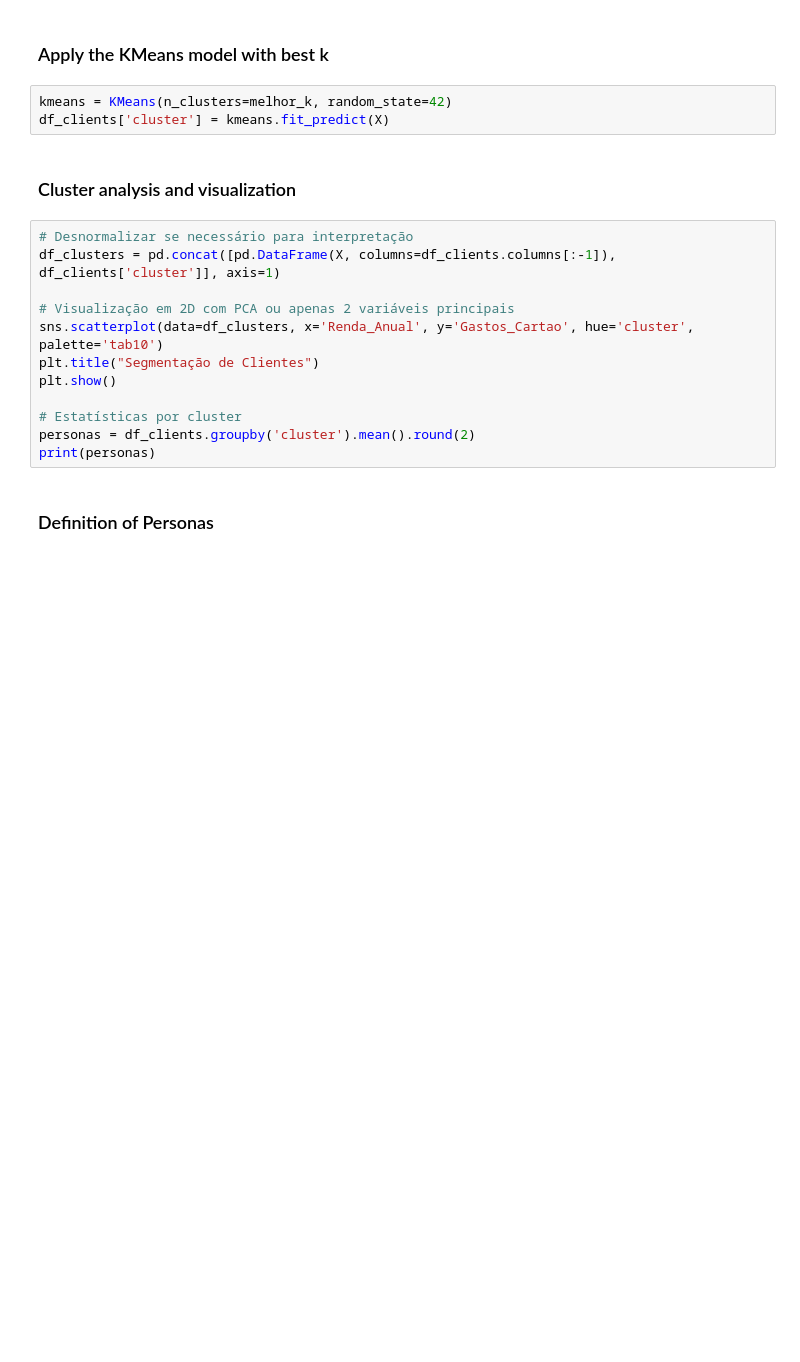
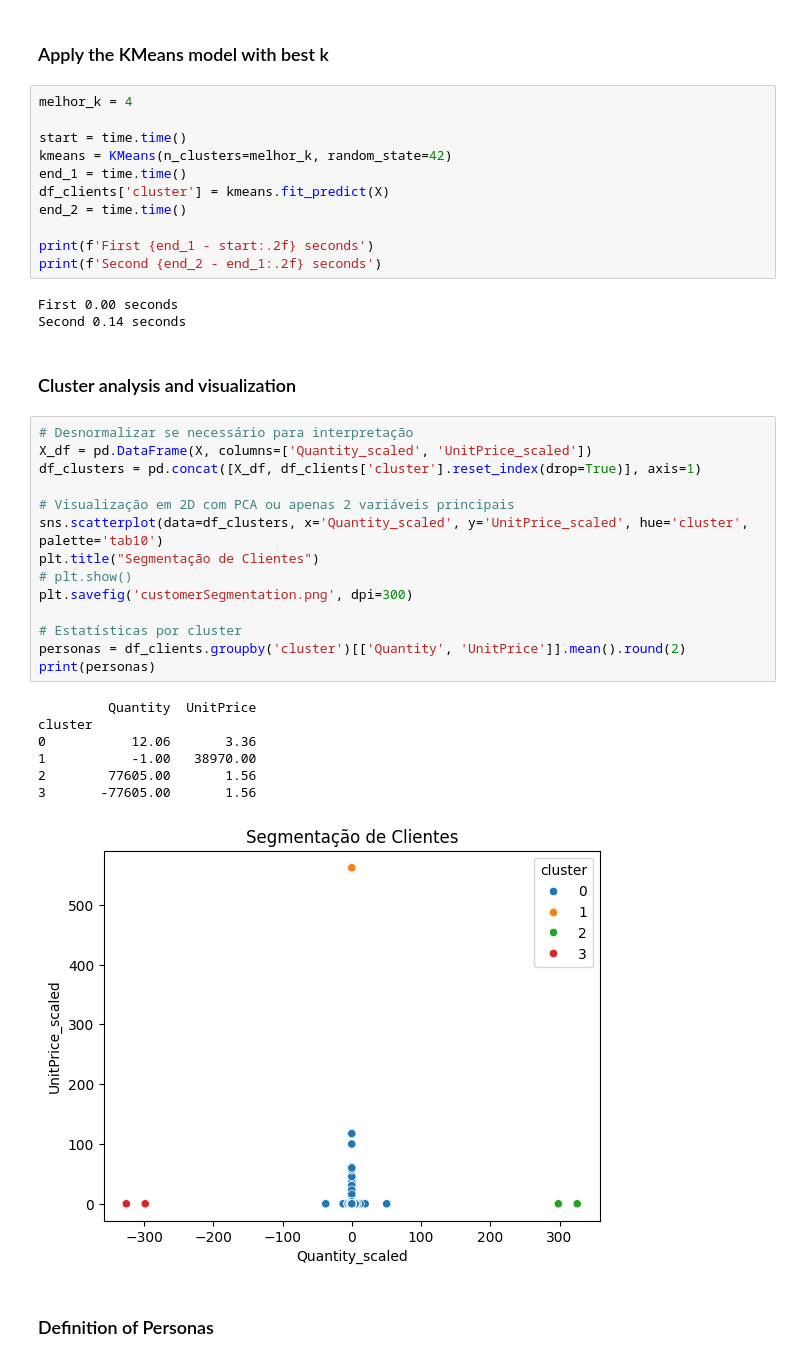
Before and after one commit to brenddonandrade/clusteringCustomerSegmentation, a Jupyter notebook: notebooks/analysis.ipynb, the cells around one changed output. Cells and saved outputs as stored; diff of their text form; blank space fills up the shorter version.

Commit message:
:up: send up cluster

```diff
--- a/notebooks/analysis.ipynb
+++ b/notebooks/analysis.ipynb
@@ -137,21 +140,42 @@ KeyboardInterrupt:
 # %% [markdown]
 ### Apply the KMeans model with best k
 # %%
+melhor_k = 4
+
+start = time.time()
 kmeans = KMeans(n_clusters=melhor_k, random_state=42)
+end_1 = time.time()
 df_clients['cluster'] = kmeans.fit_predict(X)
+end_2 = time.time()
+
+print(f'First {end_1 - start:.2f} seconds')
+print(f'Second {end_2 - end_1:.2f} seconds')
+# %% [output]
+First 0.00 seconds
+Second 0.14 seconds
 # %% [markdown]
 ### Cluster analysis and visualization
 # %%
 # Desnormalizar se necessário para interpretação
-df_clusters = pd.concat([pd.DataFrame(X, columns=df_clients.columns[:-1]), df_clients['cluster']], axis=1)
+X_df = pd.DataFrame(X, columns=['Quantity_scaled', 'UnitPrice_scaled'])
+df_clusters = pd.concat([X_df, df_clients['cluster'].reset_index(drop=True)], axis=1)
 
 # Visualização em 2D com PCA ou apenas 2 variáveis principais
-sns.scatterplot(data=df_clusters, x='Renda_Anual', y='Gastos_Cartao', hue='cluster', palette='tab10')
+sns.scatterplot(data=df_clusters, x='Quantity_scaled', y='UnitPrice_scaled', hue='cluster', palette='tab10')
 plt.title("Segmentação de Clientes")
-plt.show()
+# plt.show()
+plt.savefig('customerSegmentation.png', dpi=300)
 
 # Estatísticas por cluster
-personas = df_clients.groupby('cluster').mean().round(2)
+personas = df_clients.groupby('cluster')[['Quantity', 'UnitPrice']].mean().round(2)
 print(personas)
+# %% [output]
+         Quantity  UnitPrice
+cluster
+0           12.06       3.36
+1           -1.00   38970.00
+2        77605.00       1.56
+3       -77605.00       1.56
+[figure, added]
 # %% [markdown]
 ### Definition of Personas
```
Also changed, not shown: parts of 3 cells of this notebook, 13 other files.
